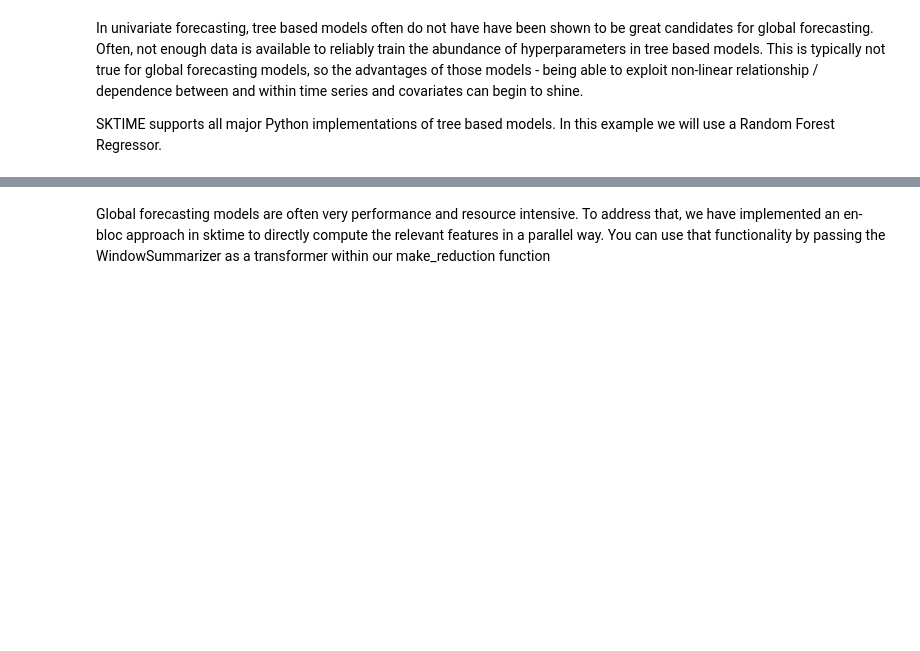
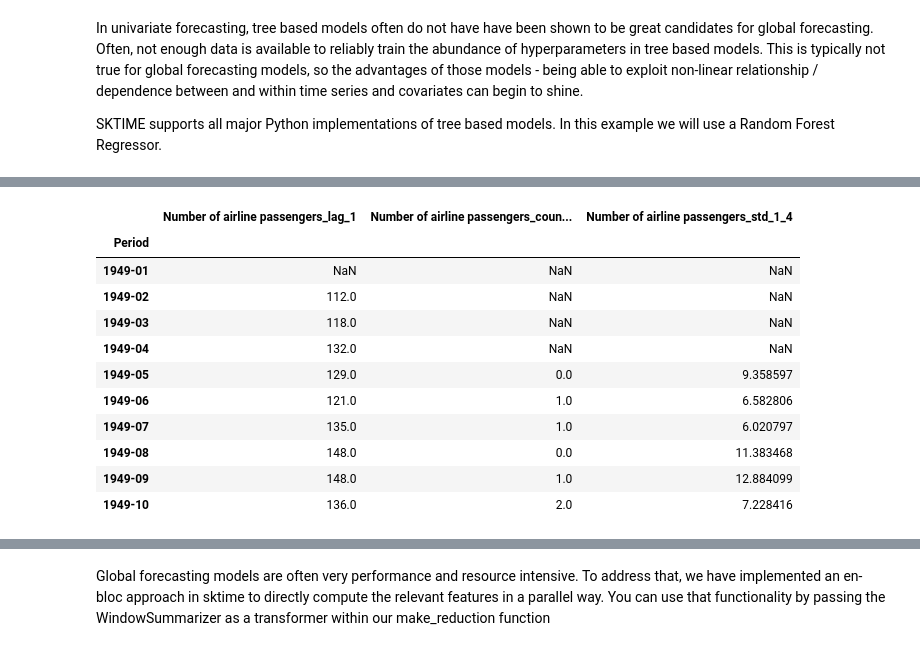
Before and after one commit to sktime/sktime-tutorial-pydata-berlin-2022, a Jupyter notebook: notebooks/hierarchy_global.ipynb, the cells around one changed output, grey strips where cells are left out. Drawn from its saved outputs; the diff is of its cells as text; code cells hidden in the pictures; blank space fills up the shorter version.

```diff
--- a/notebooks/hierarchy_global.ipynb
+++ b/notebooks/hierarchy_global.ipynb
@@ -330,0 +399,32 @@ What is the purpose of WindowSummarizer - from the docs:
+# %%
+import numpy as np
+def count_gt130(x):
+    """Count how many observations lie above threshold 130."""
+    return np.sum((x > 130)[::-1])
+
+y = load_airline()
+kwargs = {
+        "lag_feature": {
+            "lag": [1],
+            count_gt130: [[3, 2]],
+            "std": [[1, 4]],
+        }
+    }
+
+transformer = WindowSummarizer(**kwargs)
+y_transformed = transformer.fit_transform(y)
+
+display(y_transformed.head(10))
+# %% [output]
+|  | Number of airline passengers_lag_1 | Number of airline passengers_coun... | Number of airline passengers_std_1_4 |
+| Period |  |  |  |
+| 1949-01 | NaN | NaN | NaN |
+| 1949-02 | 112.0 | NaN | NaN |
+| 1949-03 | 118.0 | NaN | NaN |
+| 1949-04 | 132.0 | NaN | NaN |
+| 1949-05 | 129.0 | 0.0 | 9.358597 |
+| 1949-06 | 121.0 | 1.0 | 6.582806 |
+| 1949-07 | 135.0 | 1.0 | 6.020797 |
+| 1949-08 | 148.0 | 0.0 | 11.383468 |
+| 1949-09 | 148.0 | 1.0 | 12.884099 |
+| 1949-10 | 136.0 | 2.0 | 7.228416 |
```
Also changed, not shown: parts of 12 cells of this notebook, 2 other files.
